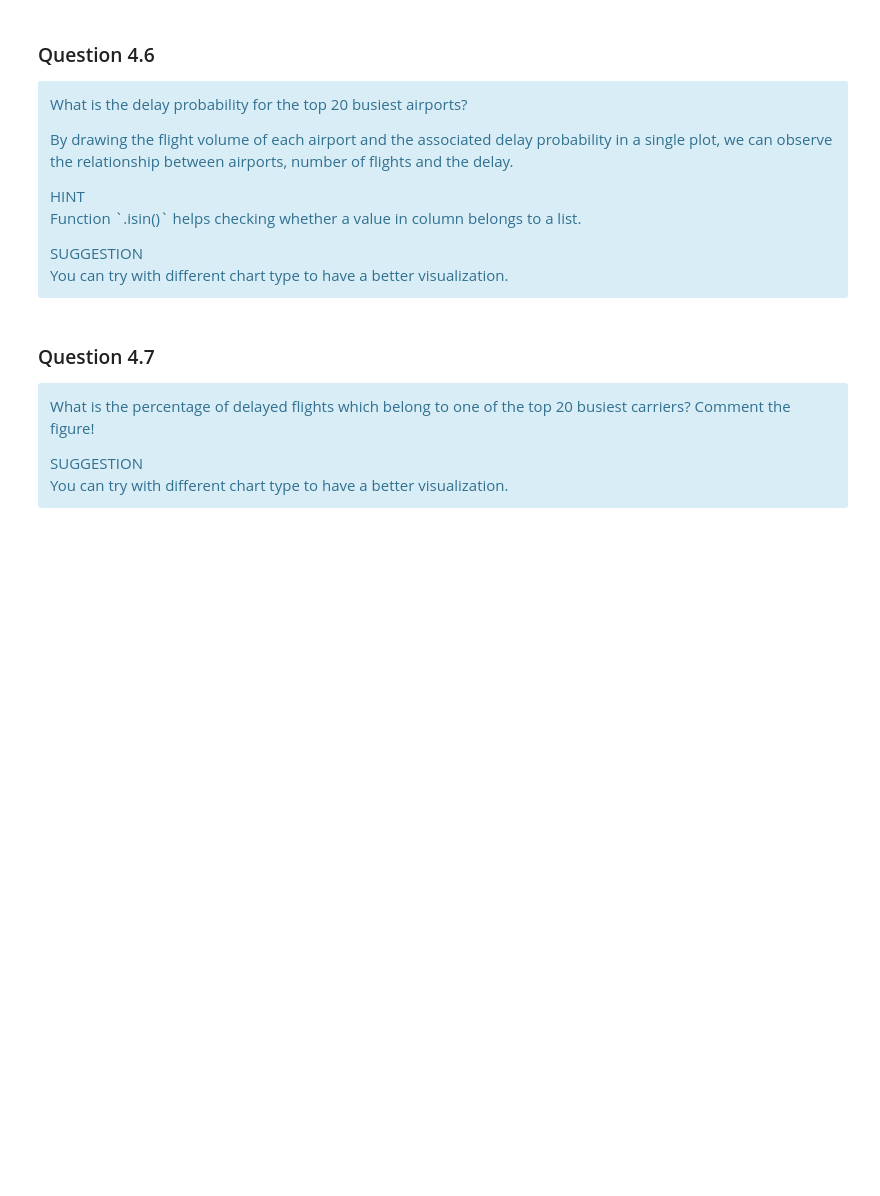
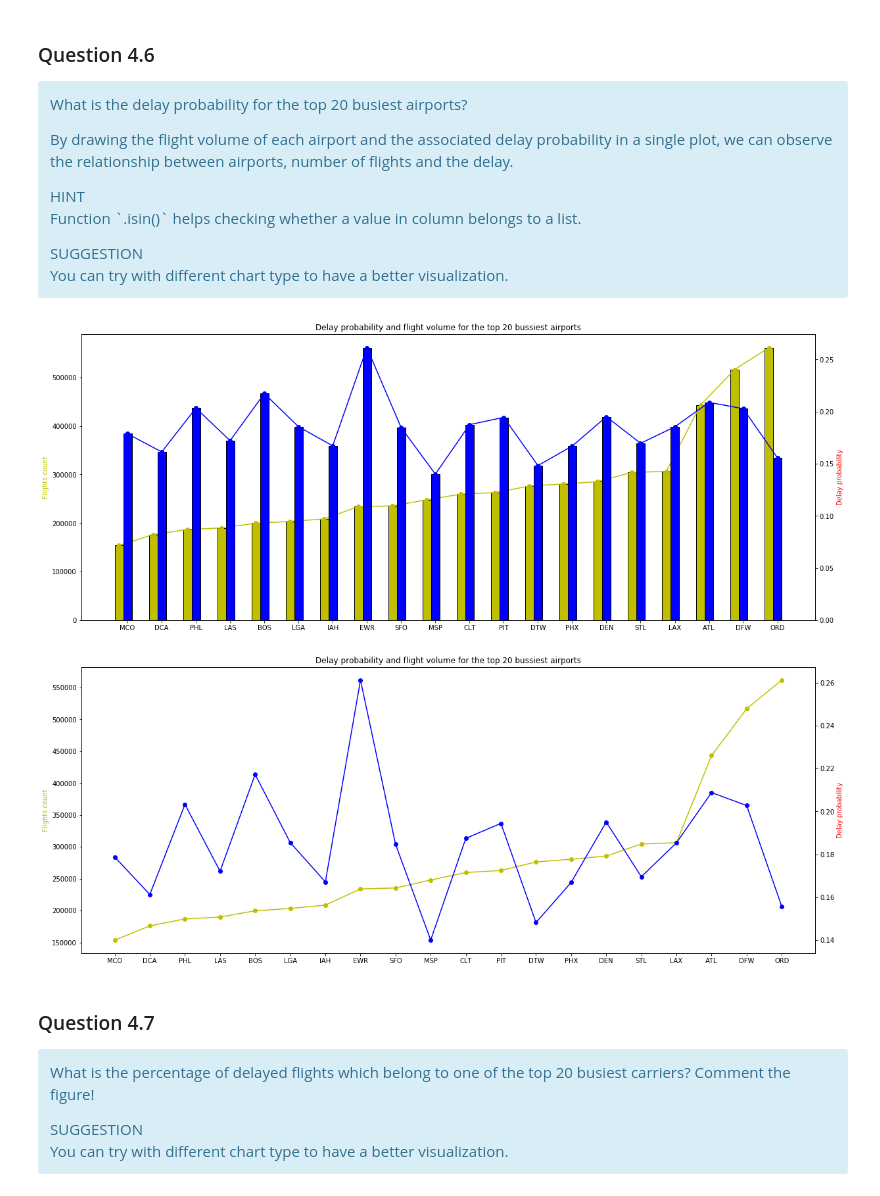
Before and after one commit to koksalb/EURECOM-Clouds, a Jupyter notebook: SparkSQL-master/SPARSQL.ipynb, the cells around one changed output. Drawn from its saved outputs; the diff is of its cells as text; code cells hidden in the pictures; blank space fills up the shorter version.

```diff
--- a/SparkSQL-master/SPARSQL.ipynb
+++ b/SparkSQL-master/SPARSQL.ipynb
@@ -237,8 +237,8 @@ import seaborn as sns
 
 sqlContext = SQLContext(sc)
 
-data = sc.textFile('../datasets/airline/1994.csv')
-#data = sc.textFile('/datasets/airline/1994.csv')
+data = sc.textFile('/datasets/airline/1994.csv')
+
 # extract the header
 header = data.first()
 
@@ -1428,25 +1424,40 @@ By drawing the flight volume of each airport and the associated delay probabilit
+# %%
+#the associated delay of each airport in the top 20
+df_airport_delay = df_airport.filter(df_airport.airport.isin([x[0] for x in Top20Airport_volumes]))
+df_airport_delay=df_airport_delay.withColumn('delay', func.when((df["arrival_delay"] >= 15), 1).otherwise(0))
+airport_delay = df_airport_delay.groupBy('airport').agg((func.sum('delay')/func.count('*')).alias('delay_ratio')).orderBy('delay_ratio')
 # %%
-#Join the pervious dfs based on the the attribue 'airport'
-joined_data = Top20Airport_volumes.join(airport_delay, on='airport').select('*').orderBy('count')
-joined_data.show()
-joined_data = joined_data.collect()
+#Join the previous dfs based on the the attribue 'airport'
+joined_data = TopAirport_volumes.join(airport_delay, on='airport').select('*').orderBy('count').collect()
 # %%
-# PLOT
+# PLOT bar chart
 fig, ax = plt.subplots(figsize=(20,8))
+ax.bar([x for x in range(len(joined_data))], [x[1] for x in joined_data], 0.25, edgecolor = "black", color = 'y')
+ax.plot([x for x in range(len(joined_data))], [x[1] for x in joined_data], marker='o',color = 'y')
+ax.set_ylabel('Flights count', color='y')
+ax2 = ax.twinx()
+bars_delay = plt.bar([x+0.25 for x in range(len(joined_data))], [x[2] for x in joined_data], 0.25, edgecolor = "black",  color = 'b')
+bars_delay = plt.plot([x+0.25 for x in range(len(joined_data))], [x[2] for x in joined_data],marker='o', color = 'b')
+ax2.set_ylabel('Delay probability', color='r')
 
-ax.bar([x for x in range(len(data))], [x[1] for x in joined_data],align='center', edgecolor = "black",c="red")
+plt.xticks([x+0.25 for x in range(len(joined_data))], [x[0] for x in joined_data])
+plt.title('Delay probability and flight volume for the top 20 bussiest airports')
+plt.show()
+
+# PLOT line chart
+fig, ax = plt.subplots(figsize=(20,8))
+ax.plot([x for x in range(len(joined_data))], [x[1] for x in joined_data], marker='o',color = 'y')
+ax.set_ylabel('Flights count', color='y')
 ax2 = ax.twinx()
-bars_delay = plt.bar([x for x in Top20Airport_volumes.airport], [x[0] for x in joined_data],align='center', edgecolor = "black",c="b")
+bars_delay = plt.plot([x for x in range(len(joined_data))], [x[2] for x in joined_data],marker='o', color = 'b')
+ax2.set_ylabel('Delay probability', color='r')
 
-ax = fig.add_subplot(111)
-ax.bar([x for x in range(len(data))], [x[1] for x in data], 0.35, color='r')
-ax.set_ylabel('Flights volume', color='r')
-ax2 = ax.twinx()
-ax2.bar([x+0.35 for x in range(len(data))], [x[2] for x in data], 0.35, color='b')
-ax2.set_ylabel('Delay probability', color='b')
-plt.xticks([x+0.35 for x in range(len(data))], [x[0] for x in data])
-plt.title('Delay probability and flight volume for top busiest airports')
+plt.xticks([x for x in range(len(joined_data))], [x[0] for x in joined_data])
+plt.title('Delay probability and flight volume for the top 20 bussiest airports')
 plt.show()
+# %% [output]
+[figure, added]
+[figure, added]
 # %% [markdown]
 ### Question 4.7
 
```
Also changed, not shown: parts of 18 cells of this notebook, 3 other files.
